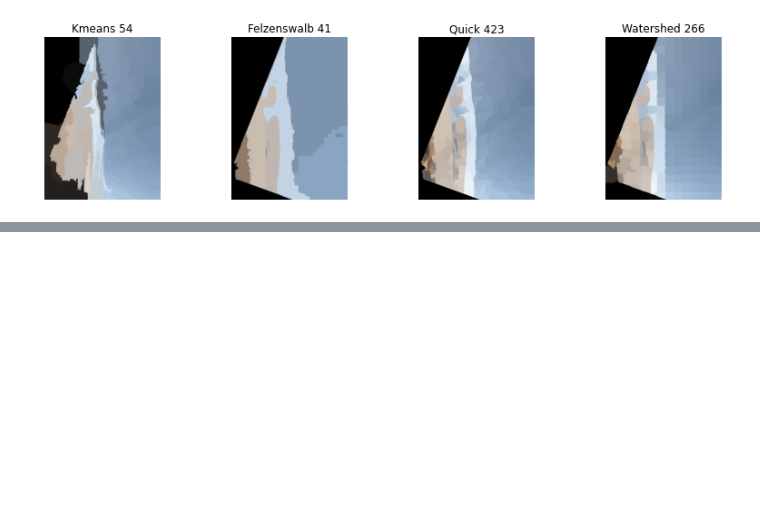
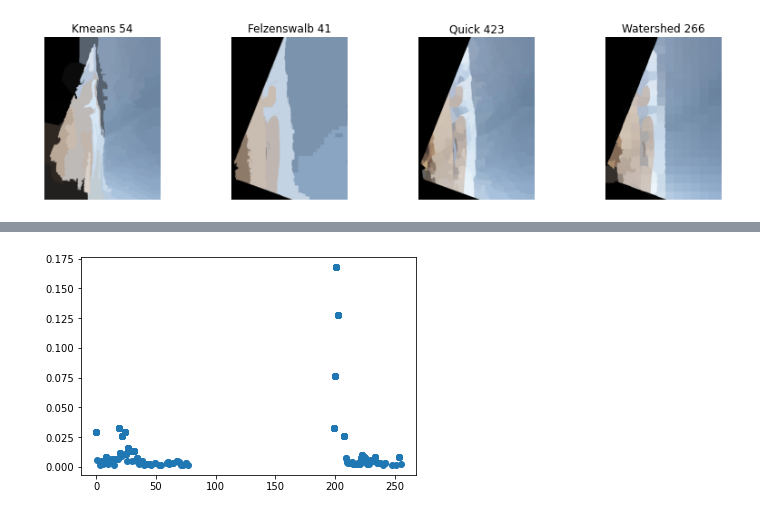
Before and after one commit to csherwood-usgs/CoastCam, a Jupyter notebook: test_segmentation.ipynb, the cells around one changed output, grey strips where cells are left out. Saved outputs shown, nothing was run; the diff lists cells and outputs as text; code cells hidden in the pictures; blank space fills up the shorter version.

```diff
--- a/test_segmentation.ipynb
+++ b/test_segmentation.ipynb
@@ -43,0 +60,9 @@ plt.show()
+# %%
+i = 500
+pr = (im[i,:,0]-im[i,:,2]).reshape(-1,1)
+kde = KernelDensity(kernel='gaussian', bandwidth=0.5).fit(pr)
+logkde = kde.score_samples(pr)
+plt.plot(pr,np.exp(logkde),'o')
+plt.show()
+# %% [output]
+[figure, added]
```
Also changed, not shown: parts of 3 cells of this notebook.
